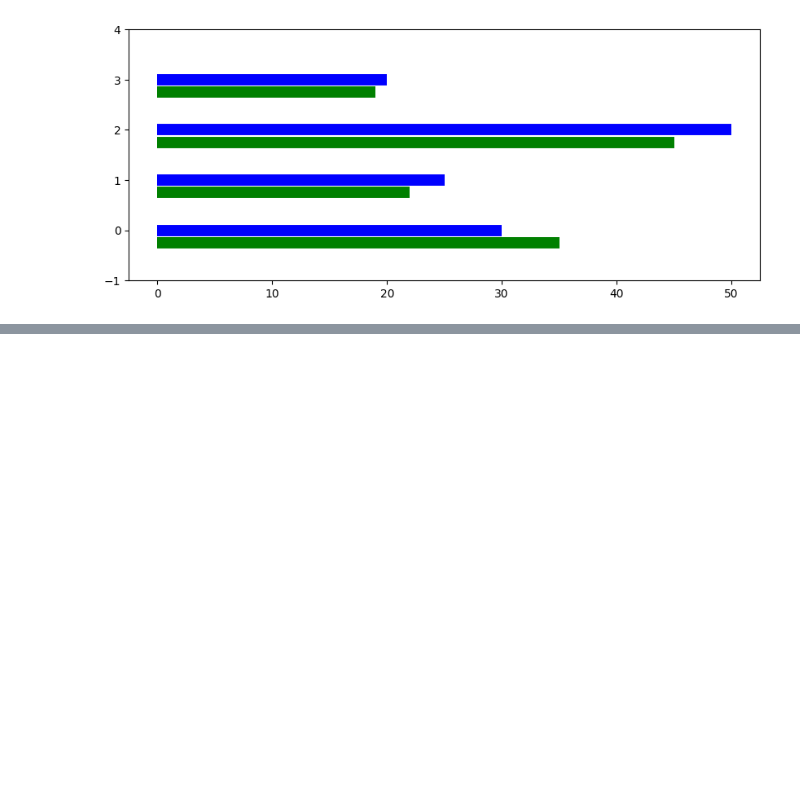
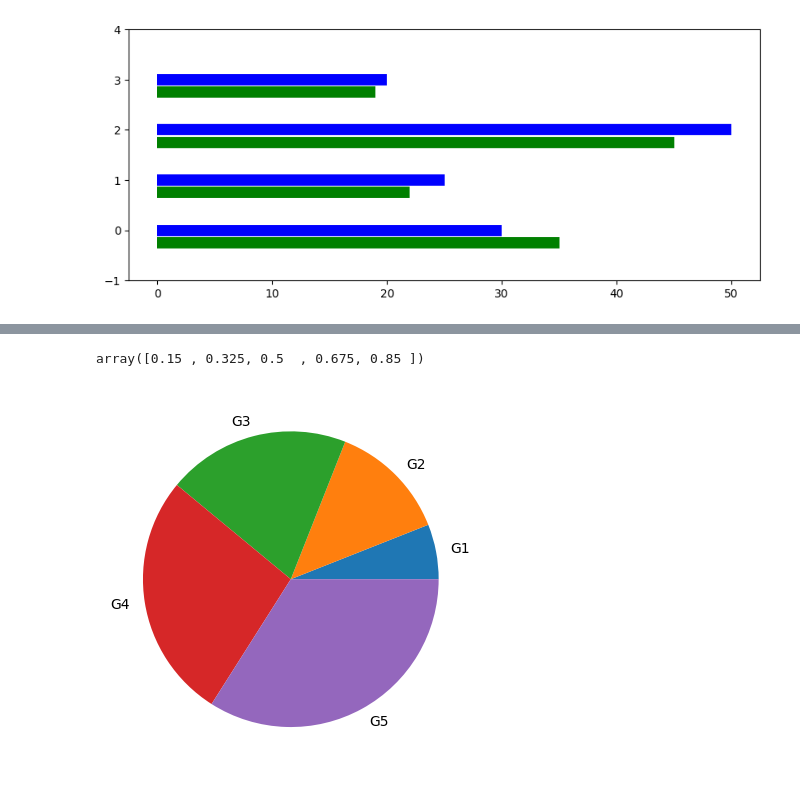
Before and after one commit to kazmierczakP/DataScienceNotebooks, a Jupyter notebook: Visualization.ipynb, the cells around one changed output, grey strips where cells are left out. Cells and saved outputs as stored; diff of their text form; code cells hidden in the pictures; blank space fills up the shorter version.

```diff
--- a/Visualization.ipynb
+++ b/Visualization.ipynb
@@ -864,0 +912,10 @@ plt.yticks(range(-1,5));
+# %%
+X=np.linspace(0.15,0.85,5)
+labels=[ 'G1', 'G2', 'G3', 'G4', 'G5']
+X
+# %% [output]
+array([0.15 , 0.325, 0.5  , 0.675, 0.85 ])
+# %%
+plt.pie(X,labels=labels);
+# %% [output]
+[figure, added]
```
Also changed, not shown: parts of 19 cells of this notebook.
